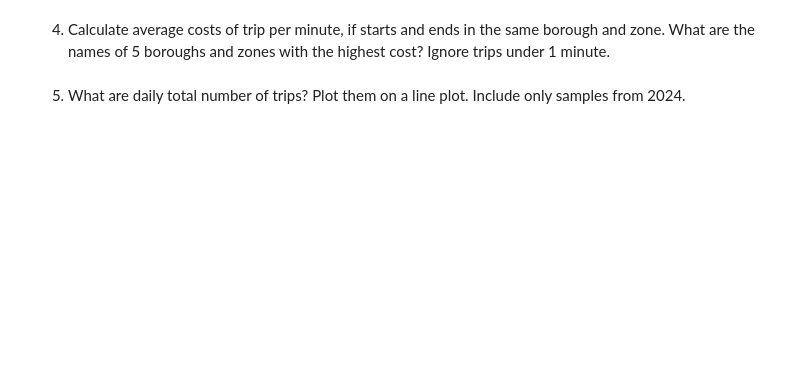
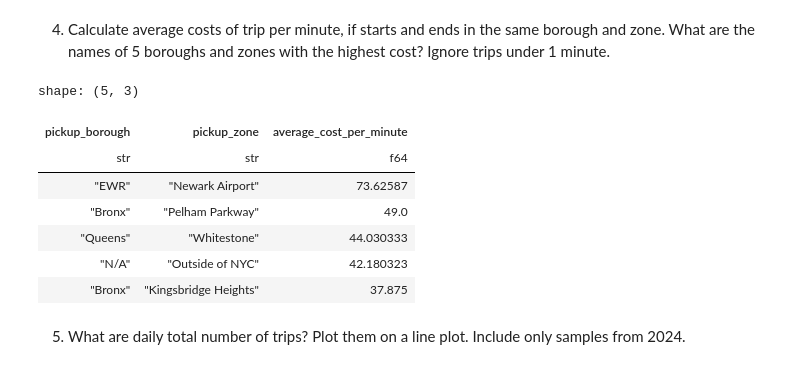
Before and after one commit to lkwinta/mlops, a Jupyter notebook: lab3/lab/notebook_polars.ipynb, the cells around one changed output. Drawn from its saved outputs; the diff is of its cells as text; code cells hidden in the pictures; blank space fills up the shorter version.

```diff
--- a/lab3/lab/notebook_polars.ipynb
+++ b/lab3/lab/notebook_polars.ipynb
@@ -672,4 +652,49 @@ shape: (26_187, 3)
 # %% [markdown]
 4. Calculate average costs of trip per minute, if starts and ends in the same borough and zone. What are the names of 5 boroughs and zones with the highest cost? Ignore trips under 1 minute.
+# %%
+(
+    df.with_columns(
+        (pl.col("tpep_dropoff_datetime") - pl.col("tpep_pickup_datetime"))
+        .dt.total_minutes()
+        .alias("trip_time_minutes")
+    )
+    .filter(pl.col("trip_time_minutes") >= 1)
+    .with_columns(
+        (pl.col("total_amount") / pl.col("trip_time_minutes")).alias("cost_per_minute")
+    )
+    .join(
+        df_taxi_zones.select(
+            pl.col("LocationID").alias("PULocationID"),
+            pl.col("Borough").alias("pickup_borough"),
+            pl.col("Zone").alias("pickup_zone"),
+        ),
+        on="PULocationID",
+    )
+    .join(
+        df_taxi_zones.select(
+            pl.col("LocationID").alias("DOLocationID"),
+            pl.col("Borough").alias("dropoff_borough"),
+            pl.col("Zone").alias("dropoff_zone"),
+        ),
+        on="DOLocationID",
+    )
+    .filter(
+        (pl.col("pickup_borough") == pl.col("dropoff_borough"))
+        & (pl.col("pickup_zone") == pl.col("dropoff_zone"))
+    )
+    .group_by("pickup_borough", "pickup_zone")
+    .agg(pl.col("cost_per_minute").mean().alias("average_cost_per_minute"))
+    .sort("average_cost_per_minute", descending=True)
+    .head(5)
+)
+# %% [output]
+shape: (5, 3)
+| pickup_borough | pickup_zone | average_cost_per_minute |
+| str | str | f64 |
+| "EWR" | "Newark Airport" | 73.62587 |
+| "Bronx" | "Pelham Parkway" | 49.0 |
+| "Queens" | "Whitestone" | 44.030333 |
+| "N/A" | "Outside of NYC" | 42.180323 |
+| "Bronx" | "Kingsbridge Heights" | 37.875 |
 # %% [markdown]
 5. What are daily total number of trips? Plot them on a line plot. Include only samples from 2024.
```
Also changed, not shown: parts of 40 cells of this notebook, 2 other files.
